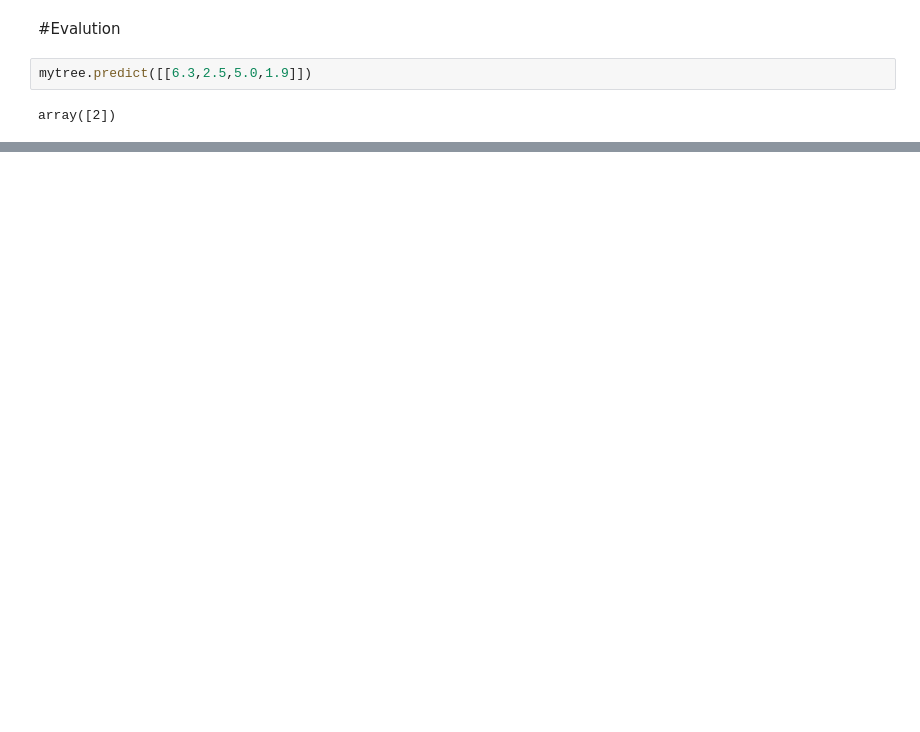
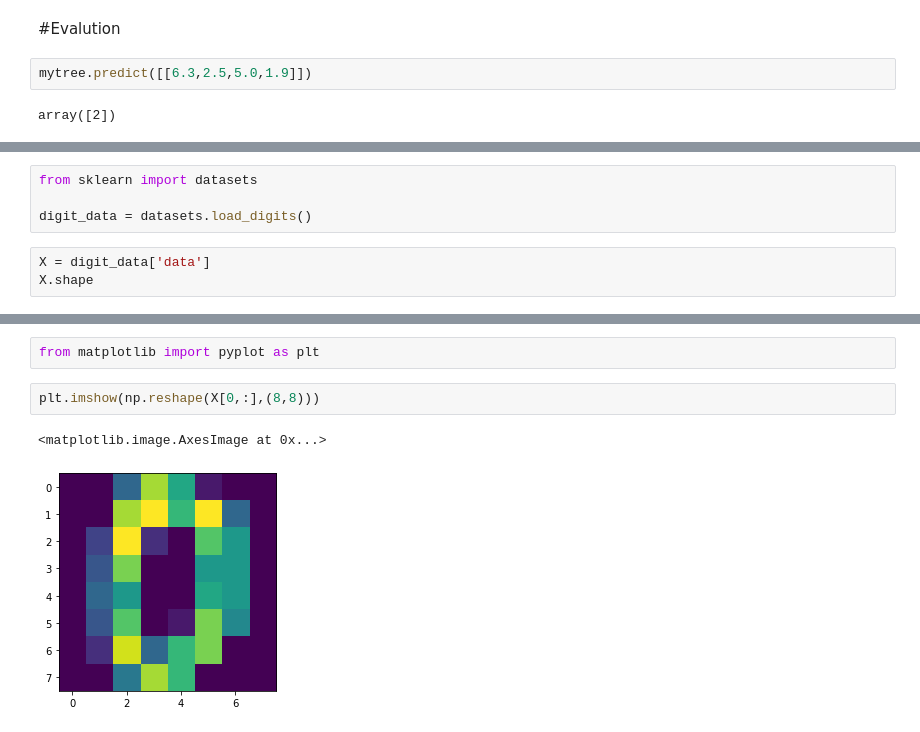
Before and after one commit to Nunticha24/DWDM21, a Jupyter notebook: Chapter7_Classification(Decision_Tree).ipynb, the cells around one changed output, grey strips where cells are left out. Drawn from its saved outputs; the diff is of its cells as text; blank space fills up the shorter version.

```diff
--- a/Chapter7_Classification(Decision_Tree).ipynb
+++ b/Chapter7_Classification(Decision_Tree).ipynb
@@ -73,0 +138,7 @@ array([2])
+# %%
+from sklearn import datasets
+
+digit_data = datasets.load_digits()
+# %%
+X = digit_data['data']
+X.shape
@@ -73,0 +155,7 @@ array([2])
+# %%
+from matplotlib import pyplot as plt
+# %%
+plt.imshow(np.reshape(X[0,:],(8,8)))
+# %% [output]
+<matplotlib.image.AxesImage at 0x...>
+[figure, added]
```
Also changed, not shown: parts of 40 cells of this notebook.
